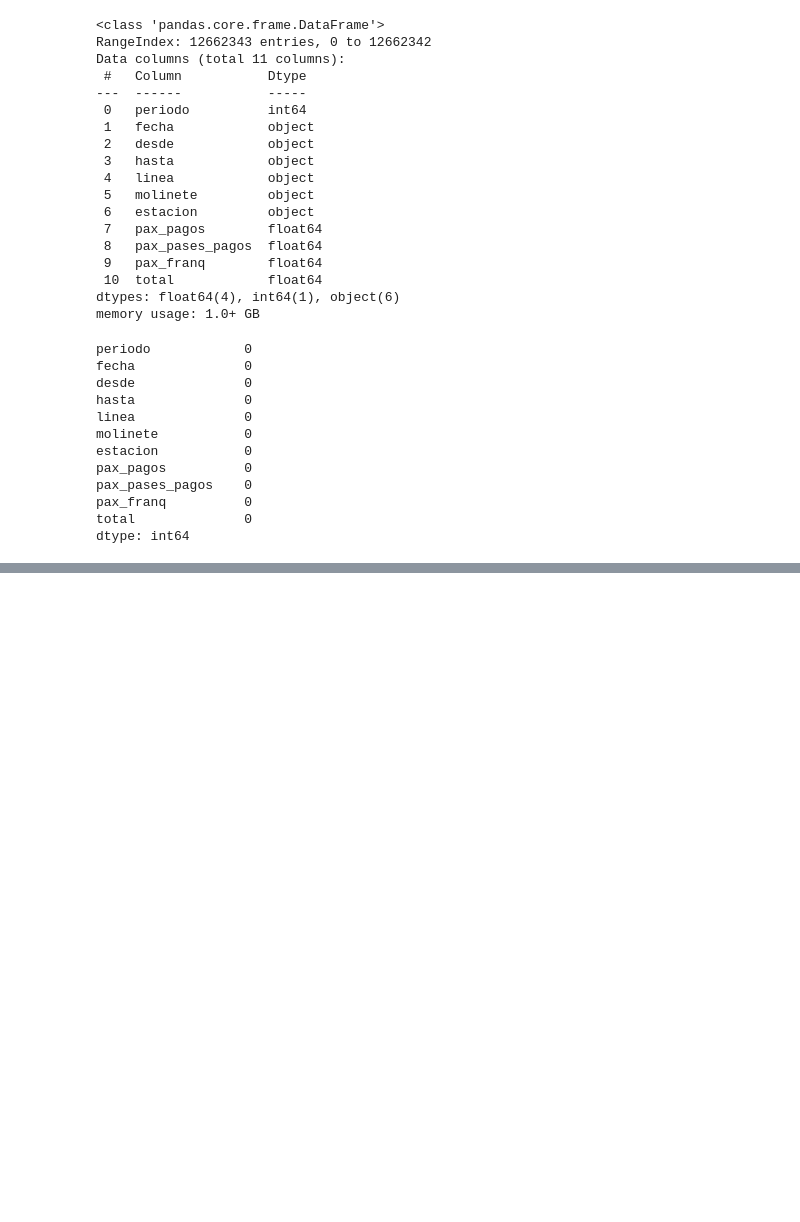
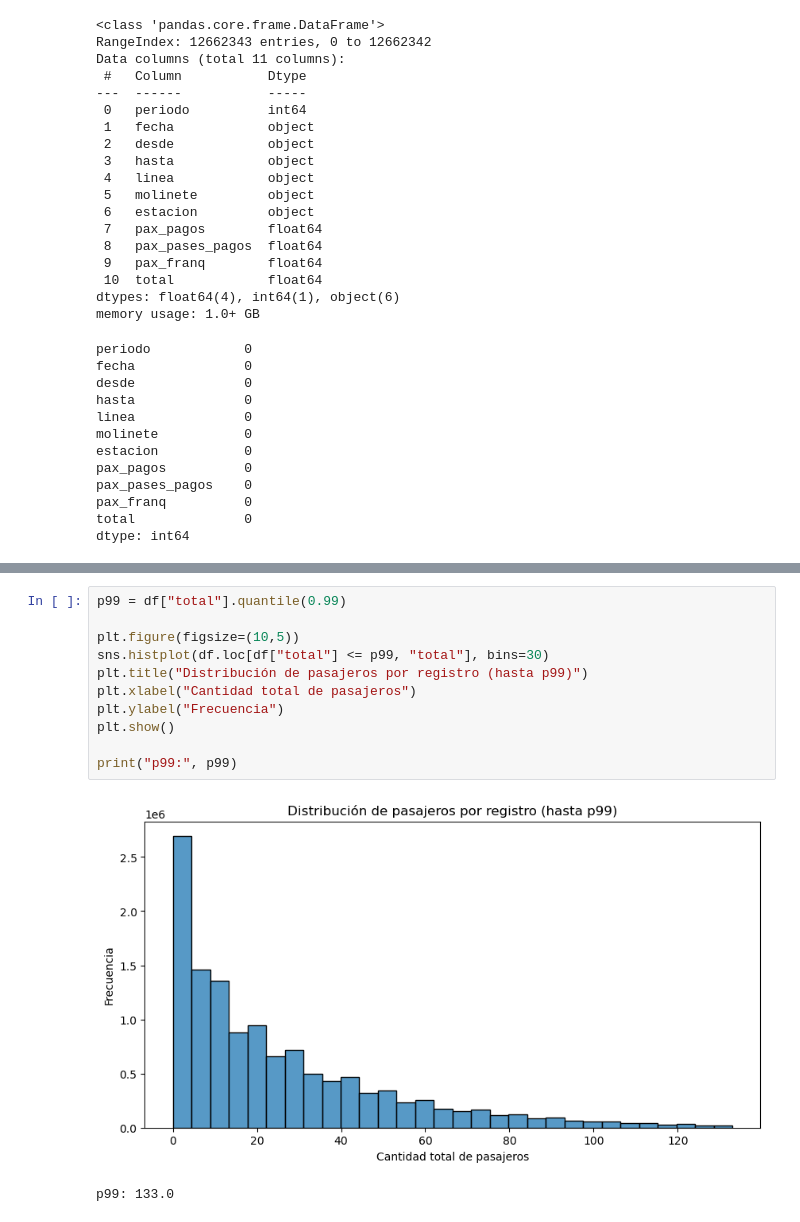
Before and after one commit to martuwilson/data-digital-house, a Jupyter notebook: notebooks/eda.ipynb, the cells around one changed output, grey strips where cells are left out. Cells and saved outputs as stored; diff of their text form; blank space fills up the shorter version.

Commit message:
grafico de total

```diff
--- a/notebooks/eda.ipynb
+++ b/notebooks/eda.ipynb
@@ -48,0 +93,14 @@ dtype: int64
+# %%
+p99 = df["total"].quantile(0.99)
+
+plt.figure(figsize=(10,5))
+sns.histplot(df.loc[df["total"] <= p99, "total"], bins=30)
+plt.title("Distribución de pasajeros por registro (hasta p99)")
+plt.xlabel("Cantidad total de pasajeros")
+plt.ylabel("Frecuencia")
+plt.show()
+
+print("p99:", p99)
+# %% [output]
+[figure, added]
+p99: 133.0
```
Also changed, not shown: parts of 4 cells of this notebook.
